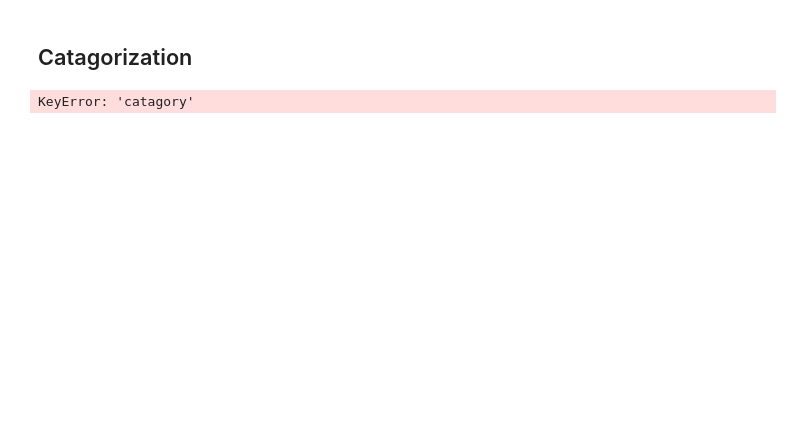
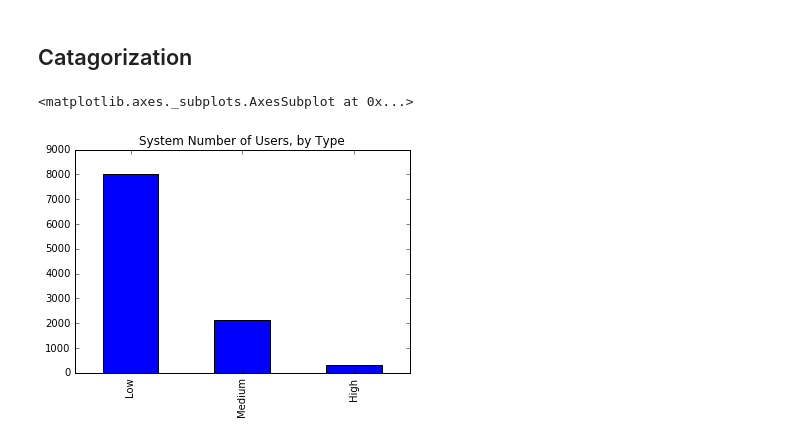
Before and after one commit to CityOfLosAngeles/pbx-analysis, a Jupyter notebook: DataCleaning.ipynb, the cells around one changed output. Saved outputs shown, nothing was run; the diff lists cells and outputs as text; code cells hidden in the pictures; blank space fills up the shorter version.

Commit message:
basic plot

```diff
--- a/DataCleaning.ipynb
+++ b/DataCleaning.ipynb
@@ -127,7 +126,8 @@ def catagorize(row):
         return 'Low'
 # %%
 annual_totals['catagory'] = annual_totals.apply(catagorize, axis=1)
-# %%
-annual_totals.catagory.groupby('catagory').count()
-# %% [output]
-KeyError: 'catagory'
+# %%
+annual_totals.catagory.value_counts().plot(kind='bar', title='System Number of Users, by Type')
+# %% [output]
+<matplotlib.axes._subplots.AxesSubplot at 0x...>
+[figure, added]
```
Also changed, not shown: parts of 3 cells of this notebook.
